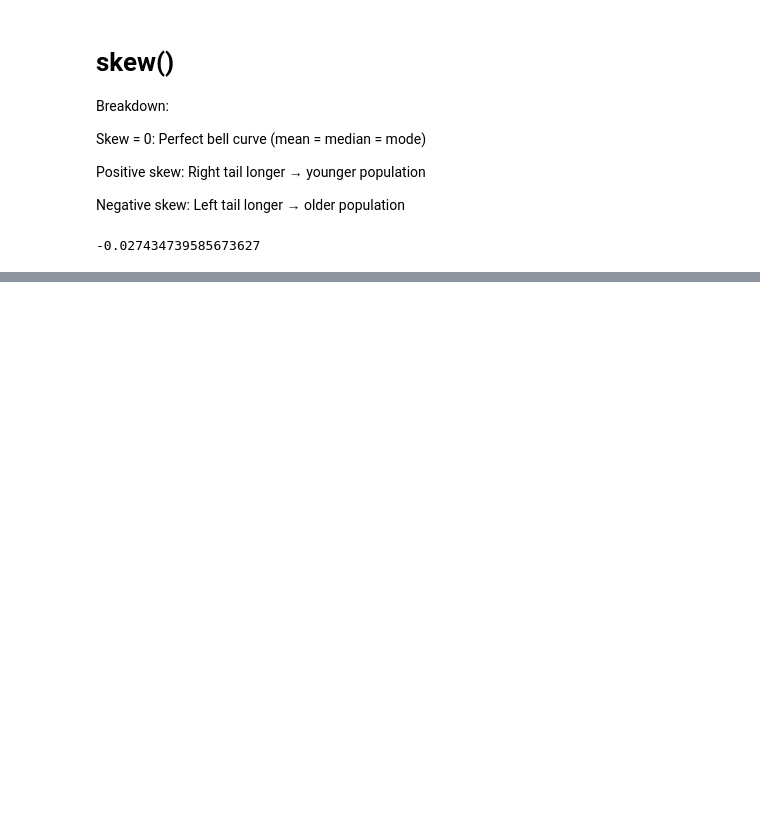
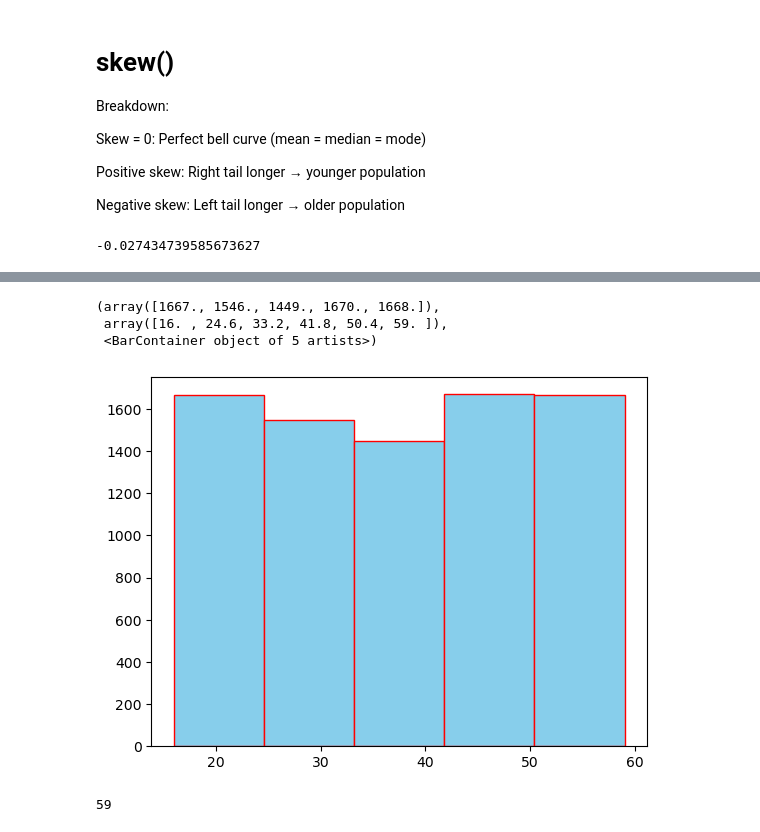
Before and after one commit to manishkumarmj/100_days_ml, a Jupyter notebook: ML_X/sefl_Learn/Day_20/practice.ipynb, the cells around one changed output, grey strips where cells are left out. Drawn from its saved outputs; the diff is of its cells as text; code cells hidden in the pictures; blank space fills up the shorter version.

```diff
--- a/ML_X/sefl_Learn/Day_20/practice.ipynb
+++ b/ML_X/sefl_Learn/Day_20/practice.ipynb
@@ -338,0 +283,11 @@ print(spoti_skew)
+# %%
+plt.hist(spoti['age'], bins = 5, edgecolor='red', color = 'skyblue' )
+# %% [output]
+(array([1667., 1546., 1449., 1670., 1668.]),
+ array([16. , 24.6, 33.2, 41.8, 50.4, 59. ]),
+ <BarContainer object of 5 artists>)
+[figure, added]
+# %%
+spoti['age'].max()
+# %% [output]
+59
```
Also changed, not shown: parts of 27 cells of this notebook, 1 other file.
